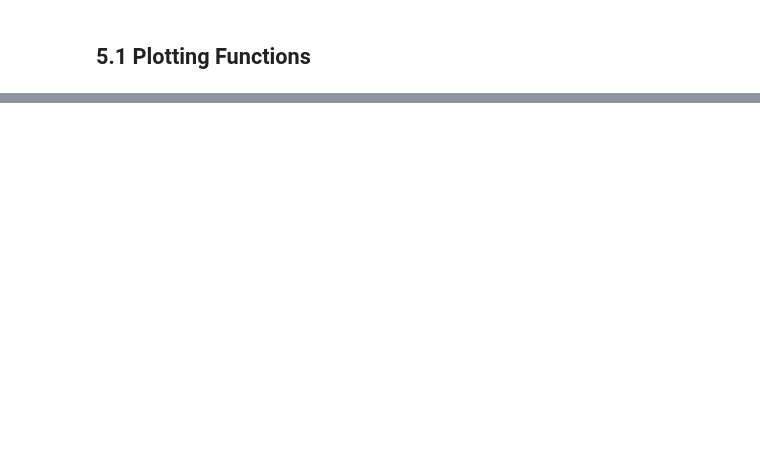
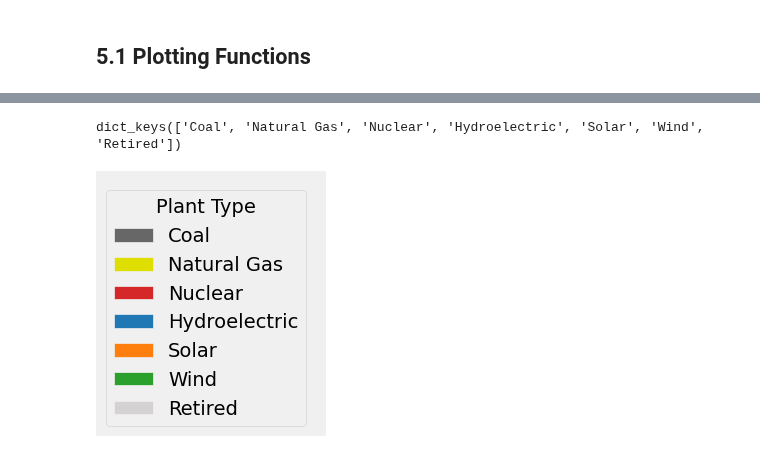
Before and after one commit to ds-modules/EEP-147-SP24, a Jupyter notebook: ESG-Analysis/ESG_CapacityExpansion_v2025.1.ipynb, the cells around one changed output, grey strips where cells are left out. Cells and saved outputs as stored; diff of their text form; code cells hidden in the pictures; blank space fills up the shorter version.

```diff
--- a/ESG-Analysis/ESG_CapacityExpansion_v2025.1.ipynb
+++ b/ESG-Analysis/ESG_CapacityExpansion_v2025.1.ipynb
@@ -1527,0 +832,36 @@ GridspecLayout(children=(Label(value='New Coal Plants:', layout=Layout(grid_area
+# %%
+PLANT_TYPE_STYLES_DICT = {
+    'Coal': '#676767', #'#d12121', # grey
+    'Natural Gas': '#dede00', # yellow
+    'Nuclear': '#D62728', # red
+    'Hydroelectric': '#1F77B4', # blue
+    'Solar': '#FF7F0E',  # orange
+    'Wind': '#2CA02C', # green
+    'Retired': '#d4d2d2', # green
+}
+
+FONT_COLOR_MAP = {
+    'Coal': 'white', #'#d12121', # grey
+    'Natural Gas': 'black', # yellow
+    'Nuclear': 'white', # red
+    'Hydroelectric': 'white', # blue
+    'Solar': 'black',  # orange
+    'Wind': 'white', # green
+    'Retired': 'black', # green
+}
+display(PLANT_TYPE_STYLES_DICT.keys())
+STYLE_COLOR_DICT = {"danger": "#d12121", "warning": "#FFA500", "success": "#2E8B57", "info": "#5bc0de"}
+ENERGY_COLORS_DICT = {'Bay Views' : '#EC5F67', 'Beachfront' : '#F29056', 'Big Coal' : '#F9C863', 'Big Gas' : '#99C794',
+                      'East Bay' : '#5FB3B3', 'Fossil Light' : '#6699CC', 'Old Timers' : '#C594C5'}
+# %% [output]
+dict_keys(['Coal', 'Natural Gas', 'Nuclear', 'Hydroelectric', 'Solar', 'Wind', 'Retired'])
+# %%
+# Show plant type colors
+fig, ax = plt.subplots(figsize=(0.1, 1))
+for plant_type, color in PLANT_TYPE_STYLES_DICT.items():
+    ax.bar(0, 0, color=color, label=plant_type)
+ax.legend(title='Plant Type', bbox_to_anchor=(1, 1))
+ax.axis('off')
+plt.show()
+# %% [output]
+[figure, added]
```
Also changed, not shown: parts of 137 cells of this notebook.
